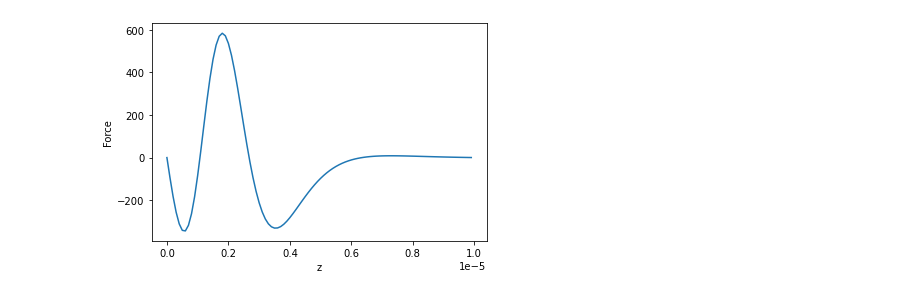
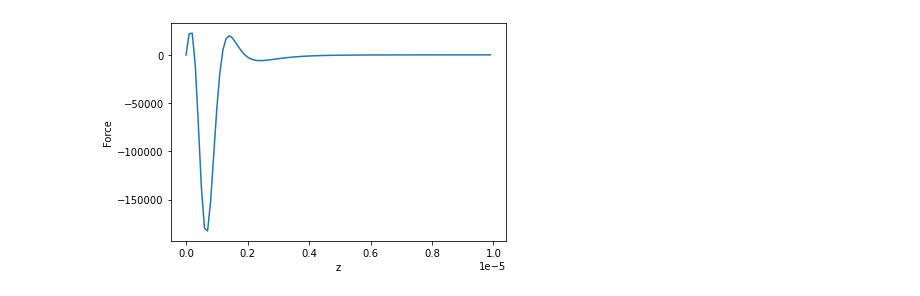
Before and after one commit to jabacousnac/Grier-Lab-Code, a Jupyter notebook: Higher_order_bessel_beam_force_field.ipynb, the cells around one changed output. Saved outputs shown, nothing was run; the diff lists cells and outputs as text; code cells hidden in the pictures.

```diff
--- a/Higher_order_bessel_beam_force_field.ipynb
+++ b/Higher_order_bessel_beam_force_field.ipynb
@@ -5,10 +5,9 @@
 import numpy as np
 import scipy.special as sp
 import matplotlib.pyplot as plt
-import decimal
 
 #define global variables in SI units
-a = 10**-6
+a = 10**-6 #radius of ring
 Lambda = 1064*10**-9
 k = 2*np.pi/Lambda
 
@@ -27,8 +26,8 @@ def force(m, pos):
     F = -z*a**4/R**6 * b * (4*b + arg*(sp.jv(m-1,arg)-sp.jv(m+1,arg)))
     return F #can also return intensity
 
-def force_z(m, xy):
-    x,y = xy[0], xy[1]
+def force_z(m):
+    x,y = a/(2**0.5), a/(2**0.5)
     zmin, zmax, dz = 0, 1*10**-5, 10**-7
     zlist = list((range(zmin, int((zmax-zmin)/dz))))
     zlist = [dz*z for z in zlist]
@@ -90,4 +77,4 @@ force_z(3, [2*10**-6,2*10**-6])
-# %%
-force_z(0, [2*10**-6,2*10**-6])
-# %% [output]
-[figure, removed]
+# %%
+force_z(1)
+# %% [output]
+[figure, added]
```
Also changed, not shown: parts of 6 cells of this notebook, 1 other file.
